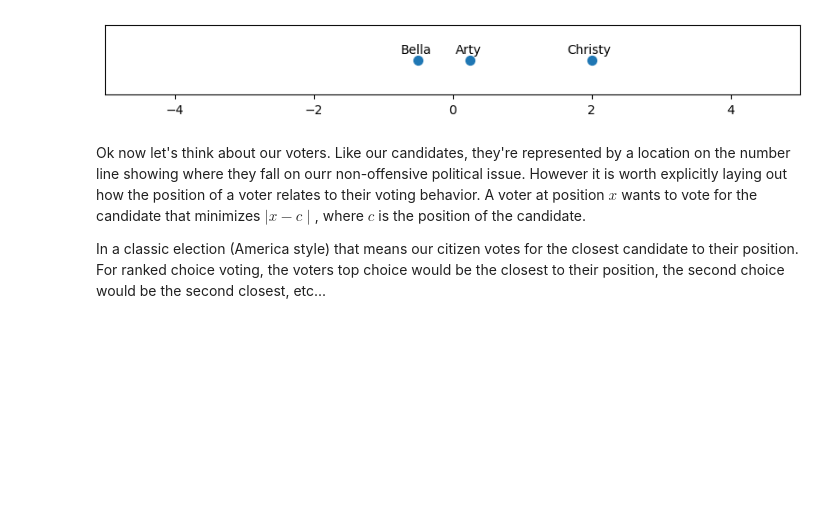
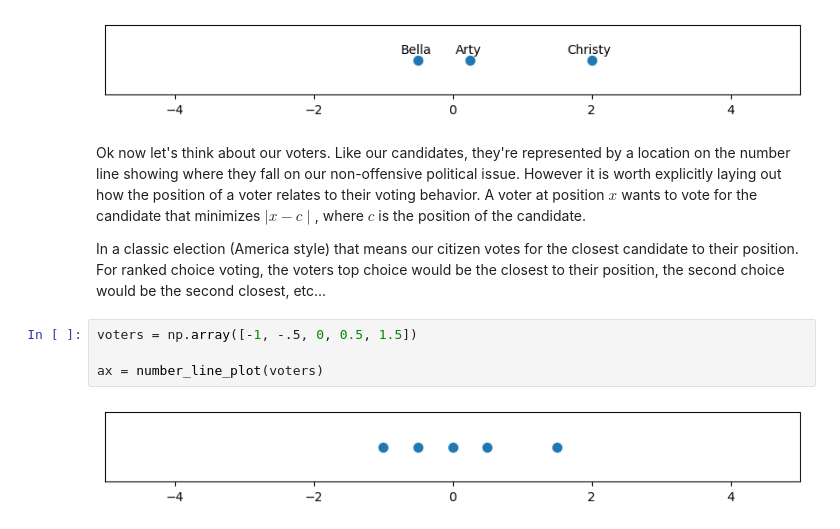
Before and after one commit to rvtayal/votingSim, a Jupyter notebook: quickstart.ipynb, the cells around one changed output. Drawn from its saved outputs; the diff is of its cells as text; blank space fills up the shorter version.

```diff
--- a/quickstart.ipynb
+++ b/quickstart.ipynb
@@ -101,6 +99,12 @@ ax = number_line_plot(np.array(list(candidates.values())), text_labels=candidate
 # %% [output]
 [figure]
 # %% [markdown]
-Ok now let's think about our voters. Like our candidates, they're represented by a location on the number line showing where they fall on ourr non-offensive political issue. However it is worth explicitly laying out how the position of a voter relates to their voting behavior. A voter at position $x$ wants to vote for the candidate that minimizes $\mid x - c \mid$, where $c$ is the position of the candidate.
+Ok now let's think about our voters. Like our candidates, they're represented by a location on the number line showing where they fall on our non-offensive political issue. However it is worth explicitly laying out how the position of a voter relates to their voting behavior. A voter at position $x$ wants to vote for the candidate that minimizes $\mid x - c \mid$, where $c$ is the position of the candidate.
 
 In a classic election (America style) that means our citizen votes for the closest candidate to their position. For ranked choice voting, the voters top choice would be the closest to their position, the second choice would be the second closest, etc...
+# %%
+voters = np.array([-1, -.5, 0, 0.5, 1.5])
+
+ax = number_line_plot(voters)
+# %% [output]
+[figure, added]
```
Also changed, not shown: parts of 14 cells of this notebook.
